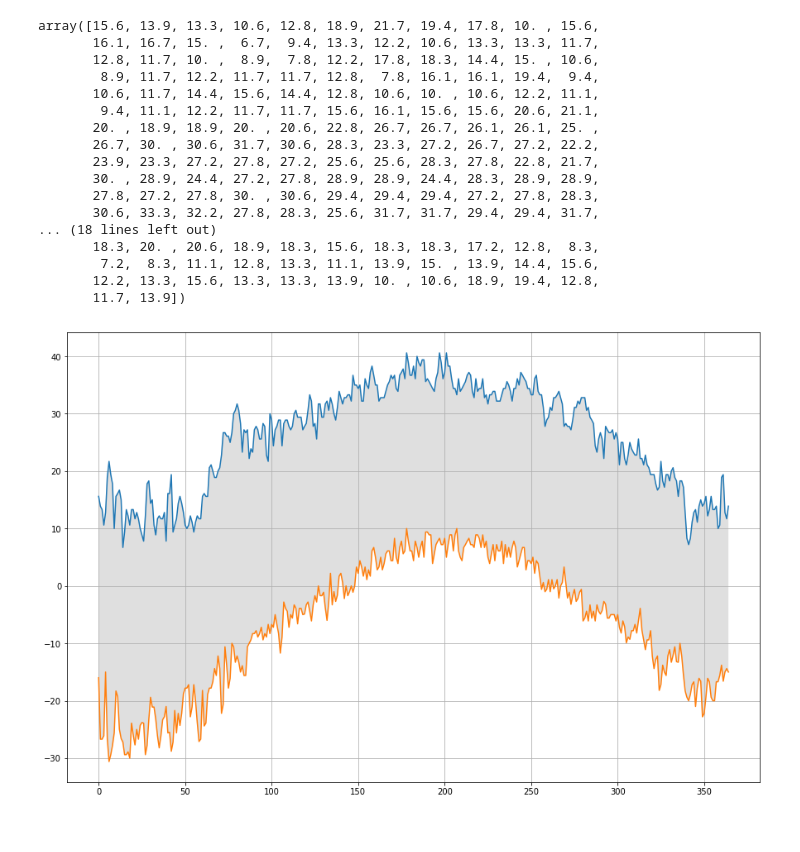
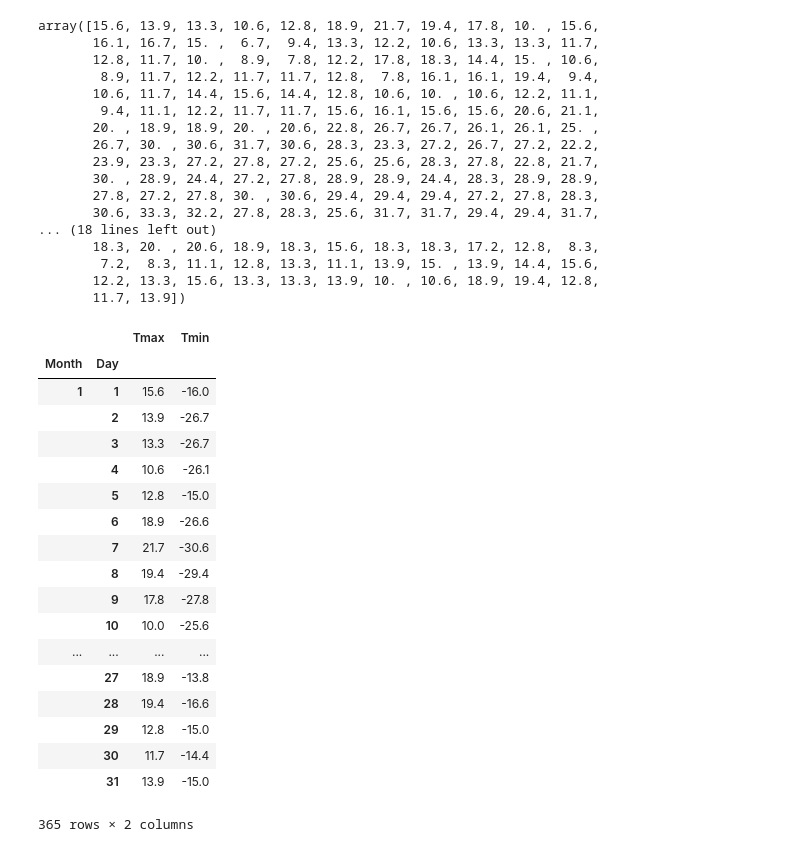
Before and after one commit to z-h-u-j-u-n/Coursera-Applied-Data-Science-with-Py, a Jupyter notebook: C2 Applied Plotting, Charting & Data Representation in Python/Ch2 Basic Charting/Assignment2.ipynb, the cells around one changed output. Saved outputs shown, nothing was run; the diff lists cells and outputs as text; code cells hidden in the pictures.

```diff
--- a/C2 Applied Plotting, Charting & Data Representation in Python/Ch2 Basic Charting/Assignment2.ipynb
+++ b/C2 Applied Plotting, Charting & Data Representation in Python/Ch2 Basic Charting/Assignment2.ipynb
@@ -212,11 +212,26 @@ array([15.6, 13.9, 13.3, 10.6, 12.8, 18.9, 21.7, 19.4, 17.8, 10. , 15.6,
         7.2,  8.3, 11.1, 12.8, 13.3, 11.1, 13.9, 15. , 13.9, 14.4, 15.6,
        12.2, 13.3, 15.6, 13.3, 13.3, 13.9, 10. , 10.6, 18.9, 19.4, 12.8,
        11.7, 13.9])
-# %%
-plt.figure(figsize=(15, 10))
-plt.plot(tmax.values, '-', tmin.values, '-')
-plt.fill_between(range(len(tmax)), tmin, tmax, facecolor='gray', alpha=0.25)
-plt.grid(True)
-plt.show()
-# %% [output]
-[figure, removed]
+# %%
+last10_result = pd.concat([tmax, tmin], axis=1)
+last10_result
+# %% [output]
+|  |  | Tmax | Tmin |
+| Month | Day |  |  |
+| 1 | 1 | 15.6 | -16.0 |
+|  | 2 | 13.9 | -26.7 |
+|  | 3 | 13.3 | -26.7 |
+|  | 4 | 10.6 | -26.1 |
+|  | 5 | 12.8 | -15.0 |
+|  | 6 | 18.9 | -26.6 |
+|  | 7 | 21.7 | -30.6 |
+|  | 8 | 19.4 | -29.4 |
+|  | 9 | 17.8 | -27.8 |
+|  | 10 | 10.0 | -25.6 |
+| ... | ... | ... | ... |
+|  | 27 | 18.9 | -13.8 |
+|  | 28 | 19.4 | -16.6 |
+|  | 29 | 12.8 | -15.0 |
+|  | 30 | 11.7 | -14.4 |
+|  | 31 | 13.9 | -15.0 |
+365 rows × 2 columns
```
Also changed, not shown: parts of 14 cells of this notebook, 3 other files.
